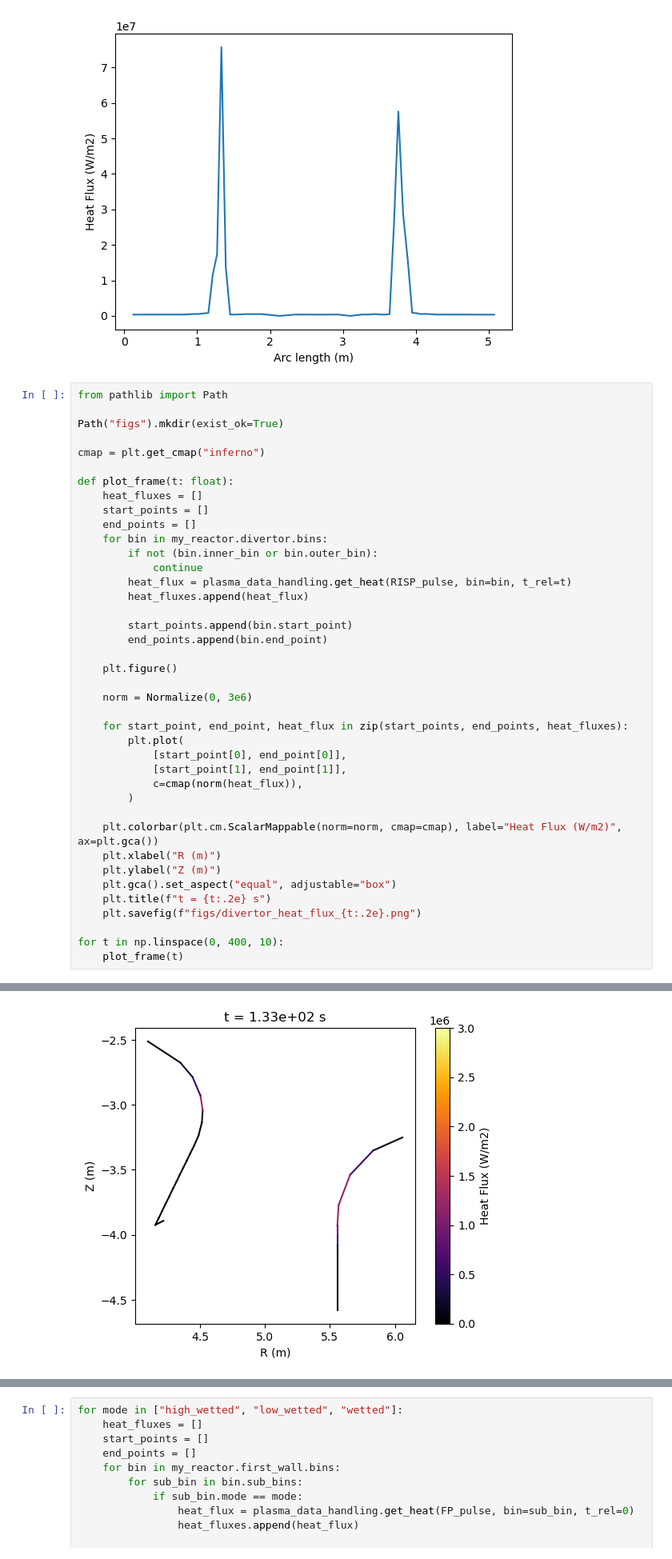
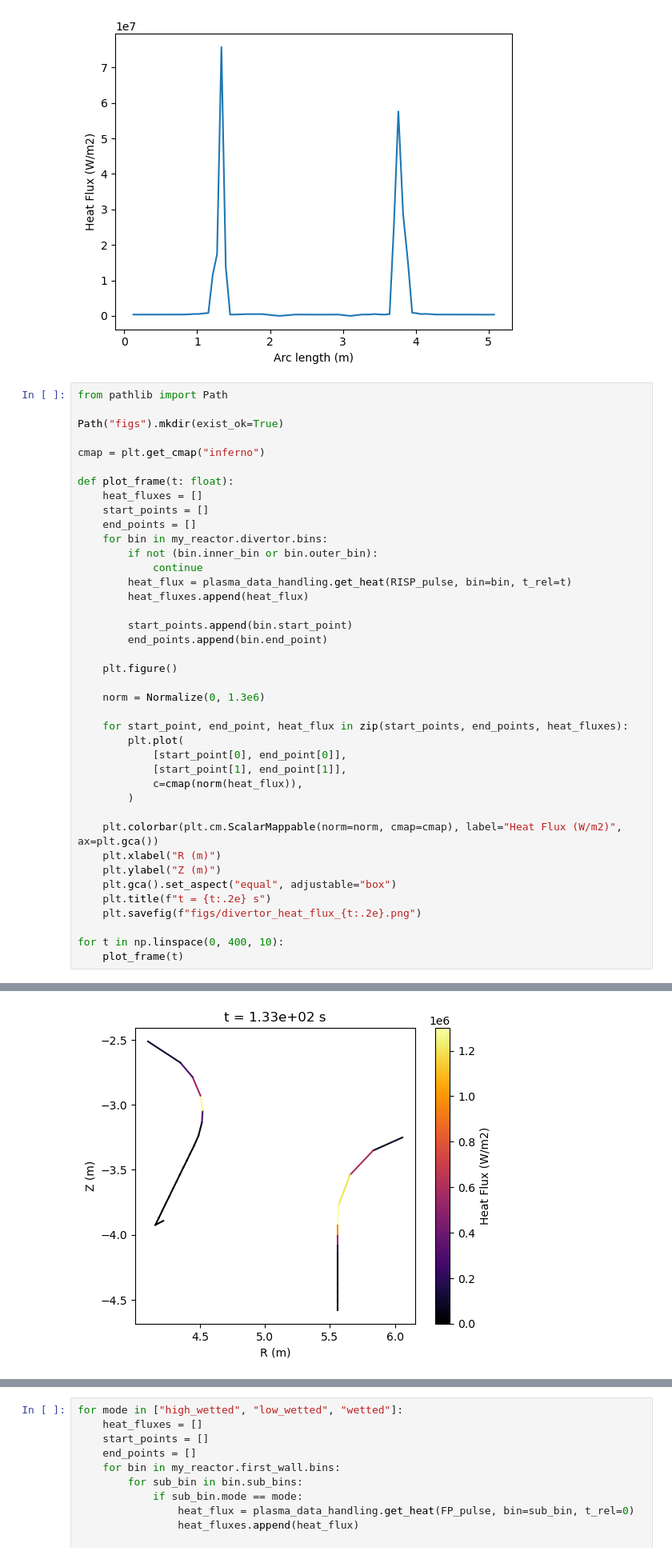
Before and after one commit to kaelyndunnell/hisp, a Jupyter notebook: examples/plotting.ipynb, the cells around one changed output, grey strips where cells are left out. Shown at 80% size. Cells and saved outputs as stored; diff of their text form.

```diff
--- a/examples/plotting.ipynb
+++ b/examples/plotting.ipynb
@@ -276,7 +276,7 @@ def plot_frame(t: float):
 
     plt.figure()
 
-    norm = Normalize(0, 3e6)
+    norm = Normalize(0, 1.3e6)
 
     for start_point, end_point, heat_flux in zip(start_points, end_points, heat_fluxes):
         plt.plot(
@@ -301 +301 @@ for t in np.linspace(0, 400, 10):
-[figure, old version]
+[figure, new version]
```
Also changed, not shown: parts of 2 cells of this notebook.
